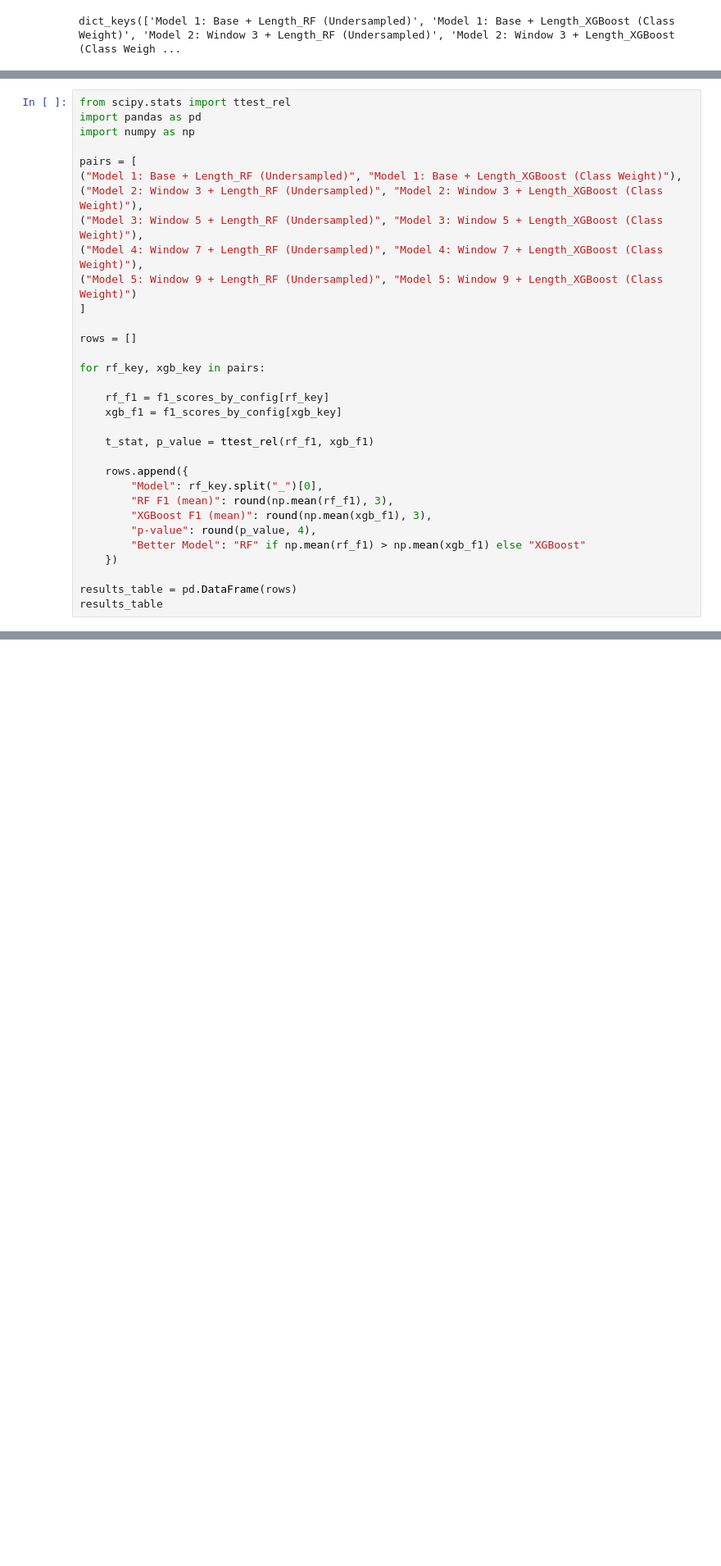
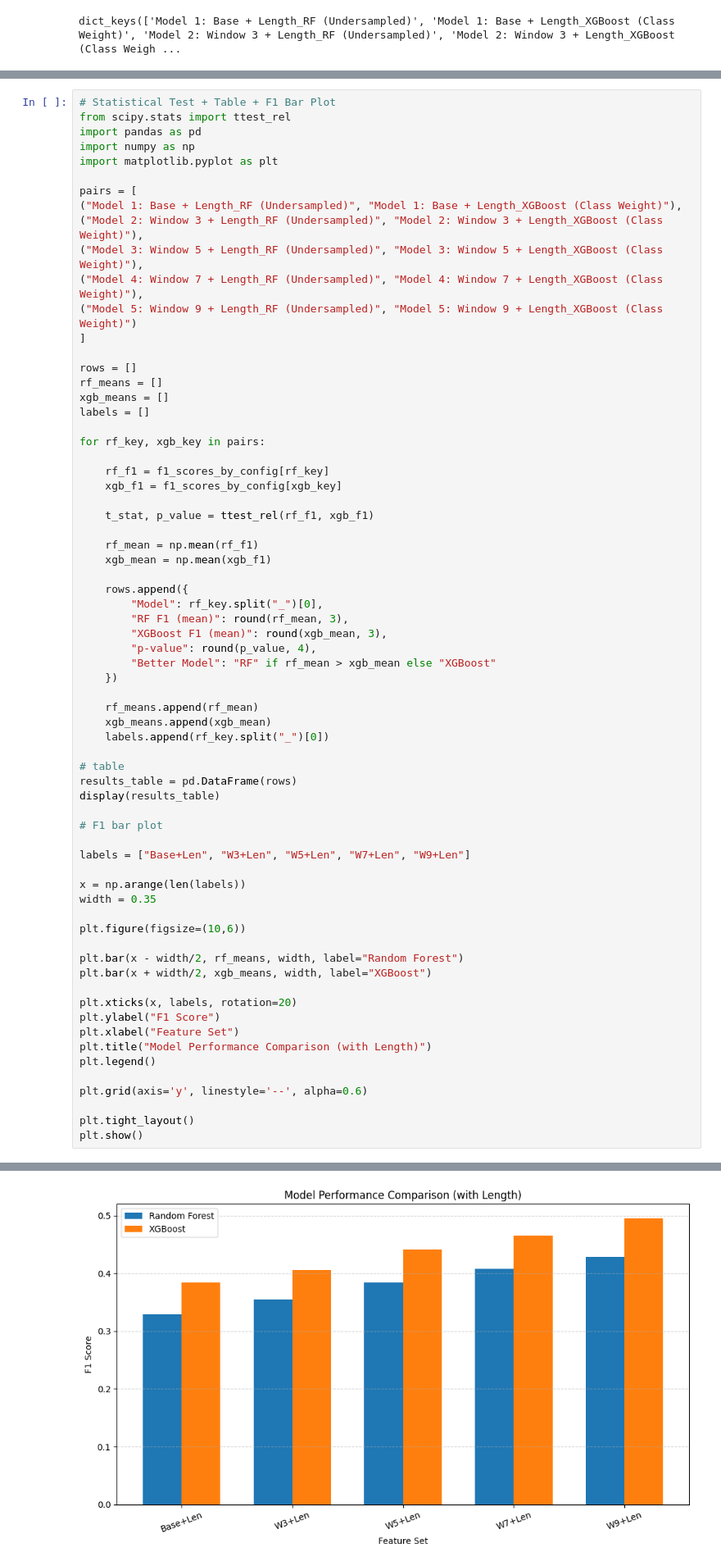
Before and after one commit to scorteccilinda/PPI-Interface-Prediction-ML, a Jupyter notebook: XGBoost_RF_wm_with_length.ipynb, the cells around one changed output, grey strips where cells are left out. Shown at 82% size. Cells and saved outputs as stored; diff of their text form; blank space fills up the shorter version.

Commit message:
Add files via upload
F1 bar plot

```diff
--- a/XGBoost_RF_wm_with_length.ipynb
+++ b/XGBoost_RF_wm_with_length.ipynb
@@ -200,41 +200,78 @@ for config_name, file_info_list in saved_files_registry.items():
 [figure]
 [figure]
 # %%
+# Statistical Test + Table + F1 Bar Plot
 from scipy.stats import ttest_rel
 import pandas as pd
 import numpy as np
+import matplotlib.pyplot as plt
 
 pairs = [
 ("Model 1: Base + Length_RF (Undersampled)", "Model 1: Base + Length_XGBoost (Class Weight)"),
 ("Model 2: Window 3 + Length_RF (Undersampled)", "Model 2: Window 3 + Length_XGBoost (Class Weight)"),
 ("Model 3: Window 5 + Length_RF (Undersampled)", "Model 3: Window 5 + Length_XGBoost (Class Weight)"),
 ("Model 4: Window 7 + Length_RF (Undersampled)", "Model 4: Window 7 + Length_XGBoost (Class Weight)"),
 ("Model 5: Window 9 + Length_RF (Undersampled)", "Model 5: Window 9 + Length_XGBoost (Class Weight)")
 ]
 
 rows = []
+rf_means = []
+xgb_means = []
+labels = []
 
 for rf_key, xgb_key in pairs:
 
     rf_f1 = f1_scores_by_config[rf_key]
     xgb_f1 = f1_scores_by_config[xgb_key]
 
     t_stat, p_value = ttest_rel(rf_f1, xgb_f1)
 
+    rf_mean = np.mean(rf_f1)
+    xgb_mean = np.mean(xgb_f1)
+
     rows.append({
         "Model": rf_key.split("_")[0],
-        "RF F1 (mean)": round(np.mean(rf_f1), 3),
-        "XGBoost F1 (mean)": round(np.mean(xgb_f1), 3),
+        "RF F1 (mean)": round(rf_mean, 3),
+        "XGBoost F1 (mean)": round(xgb_mean, 3),
         "p-value": round(p_value, 4),
-        "Better Model": "RF" if np.mean(rf_f1) > np.mean(xgb_f1) else "XGBoost"
+        "Better Model": "RF" if rf_mean > xgb_mean else "XGBoost"
     })
 
+    rf_means.append(rf_mean)
+    xgb_means.append(xgb_mean)
+    labels.append(rf_key.split("_")[0])
+
+# table
 results_table = pd.DataFrame(rows)
-results_table
+display(results_table)
+
+# F1 bar plot
+
+labels = ["Base+Len", "W3+Len", "W5+Len", "W7+Len", "W9+Len"]
+
+x = np.arange(len(labels))
+width = 0.35
+
+plt.figure(figsize=(10,6))
+
+plt.bar(x - width/2, rf_means, width, label="Random Forest")
+plt.bar(x + width/2, xgb_means, width, label="XGBoost")
+
+plt.xticks(x, labels, rotation=20)
+plt.ylabel("F1 Score")
+plt.xlabel("Feature Set")
+plt.title("Model Performance Comparison (with Length)")
+plt.legend()
+
+plt.grid(axis='y', linestyle='--', alpha=0.6)
+
+plt.tight_layout()
+plt.show()
 # %% [output]
 |  | Model | RF F1 (mean) | XGBoost F1 (mean) | p-value | Better Model |
 | 0 | Model 1: Base + Length | 0.329 | 0.384 | 0.0000 | XGBoost |
 | 1 | Model 2: Window 3 + Length | 0.355 | 0.406 | 0.0011 | XGBoost |
 | 2 | Model 3: Window 5 + Length | 0.384 | 0.442 | 0.0012 | XGBoost |
 | 3 | Model 4: Window 7 + Length | 0.408 | 0.466 | 0.0002 | XGBoost |
 | 4 | Model 5: Window 9 + Length | 0.428 | 0.495 | 0.0000 | XGBoost |
+[figure, added]
```
